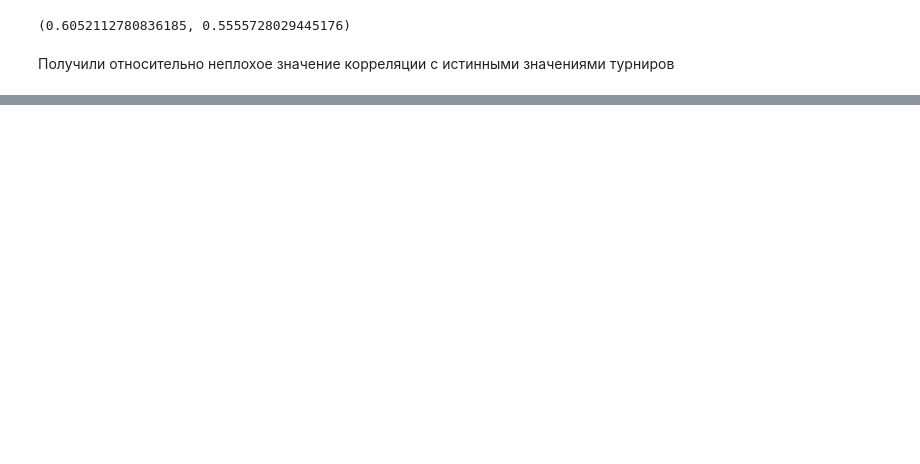
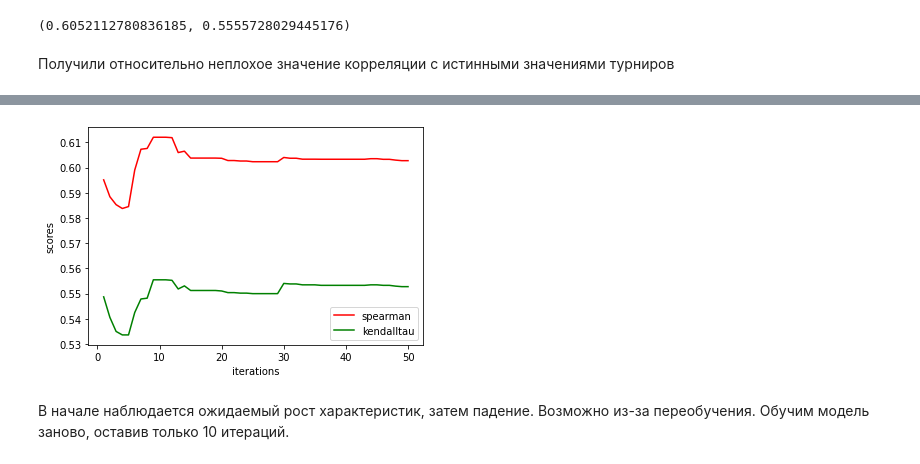
Before and after one commit to Makesomenotes/advanced_ml_made_2022, a Jupyter notebook: assignment_2.ipynb, the cells around one changed output, grey strips where cells are left out. Drawn from its saved outputs; the diff is of its cells as text; code cells hidden in the pictures; blank space fills up the shorter version.

```diff
--- a/assignment_2.ipynb
+++ b/assignment_2.ipynb
@@ -162,0 +173,2 @@ calc_correlation(rating, typ='spearman'), calc_correlation(rating, typ='kendallt
+# %%
+train = create_player_question_table(train_dct)
@@ -162,0 +179,4 @@ calc_correlation(rating, typ='spearman'), calc_correlation(rating, typ='kendallt
+# %%
+em_classifier = EMClassifier(model_base)
+# %%
+em_classifier.fit(X_train, train, X_test, test_valid)
@@ -162,0 +201,17 @@ calc_correlation(rating, typ='spearman'), calc_correlation(rating, typ='kendallt
+# %%
+spearman = [elem[0] for elem in em_classifier.scores]
+kendalltau = [elem[1] for elem in em_classifier.scores]
+iters = [i+1 for i in range(len(em_classifier.scores))]
+# %%
+plt.plot(iters, spearman, color='r', label='spearman')
+plt.plot(iters, kendalltau, color='g', label='kendalltau')
+
+plt.xlabel("iterations")
+plt.ylabel("scores")
+plt.title("")
+plt.legend()
+plt.show()
+# %% [output]
+[figure, added]
+# %% [markdown]
+В начале наблюдается ожидаемый рост характеристик, затем падение. Возможно из-за переобучения. Обучим модель заново, оставив только 10 итераций.
```
Also changed, not shown: parts of 17 cells of this notebook.
